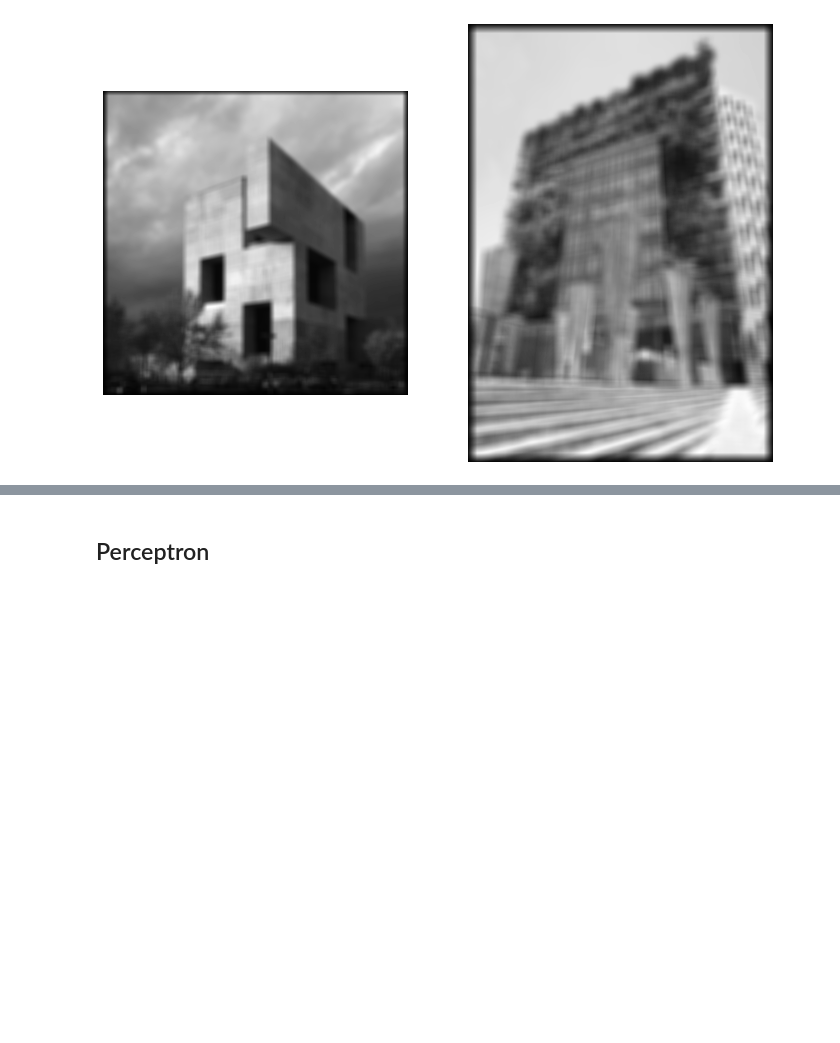
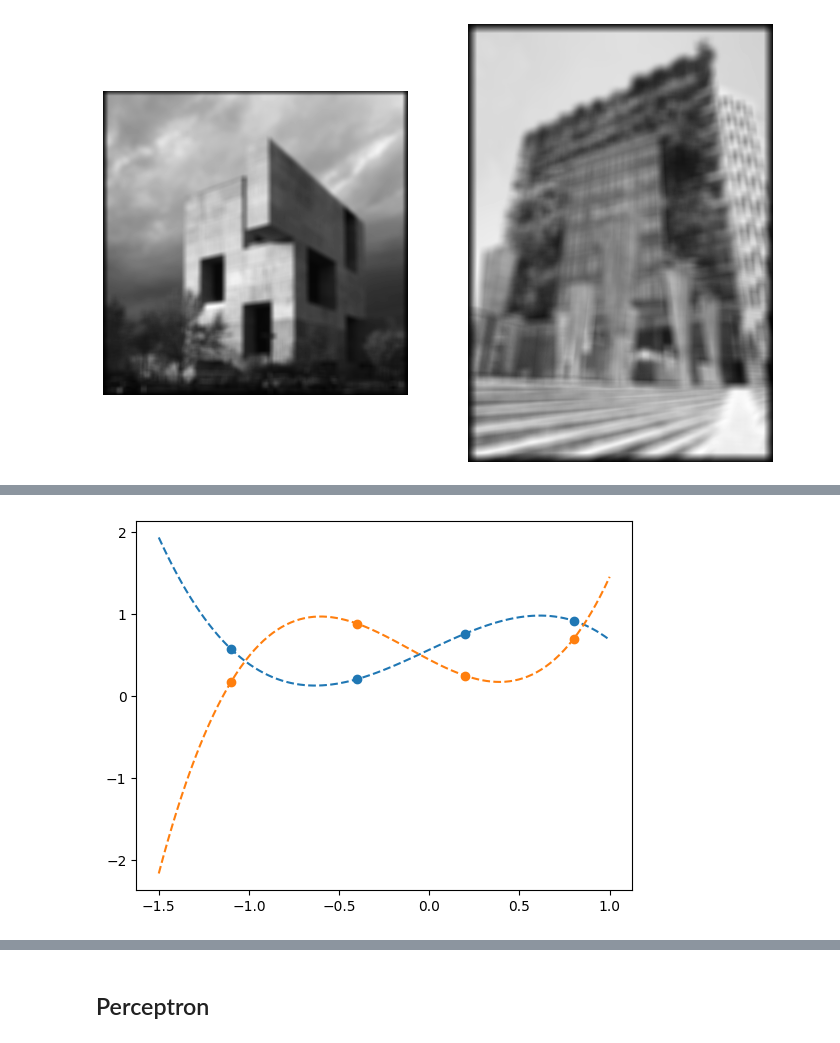
Before and after one commit to ManuelSanchezUribe/IMT3850, a Jupyter notebook: Jupyternotebooks2024/Semana2/AlgebraLineal2.ipynb, the cells around one changed output, grey strips where cells are left out. Cells and saved outputs as stored; diff of their text form; code cells hidden in the pictures; blank space fills up the shorter version.

```diff
--- a/Jupyternotebooks2024/Semana2/AlgebraLineal2.ipynb
+++ b/Jupyternotebooks2024/Semana2/AlgebraLineal2.ipynb
@@ -619,0 +633,22 @@ plt.show()
+# %%
+A = np.array([[1 , -1.1 , (-1.1)**2 , (-1.1)**3 ],
+              [1 , -0.4 , (-0.4)**2 , (-0.4)**3 ],
+              [1 ,  0.2 , ( 0.2)**2 , ( 0.2)**3 ],
+              [1 ,  0.8 , ( 0.8)**2 , ( 0.8)**3 ]], dtype=np.float64)
+x = np.array([-1.1, -0.4, 0.2, 0.8])
+# %%
+b1 = np.random.rand(4)
+b2 = np.random.rand(4)
+c1 = np.linalg.solve(A,b1)
+c2 = np.linalg.solve(A,b2)
+
+xplot = np.linspace(-1.5, 1, 100)
+fig, ax = plt.subplots(1,1)
+ax.plot(xplot, np.polyval(c1[::-1], xplot), '--', color='C00')
+ax.plot(x, np.polyval(c1[::-1], x), 'o', color='C00')
+ax.plot(xplot, np.polyval(c2[::-1], xplot), '--', color='C01')
+ax.plot(x, np.polyval(c2[::-1], x), 'o', color='C01')
+plt.savefig('polynomialcubic.png')
+plt.show()
+# %% [output]
+[figure, added]
```
Also changed, not shown: parts of 10 cells of this notebook, 1 other file.
